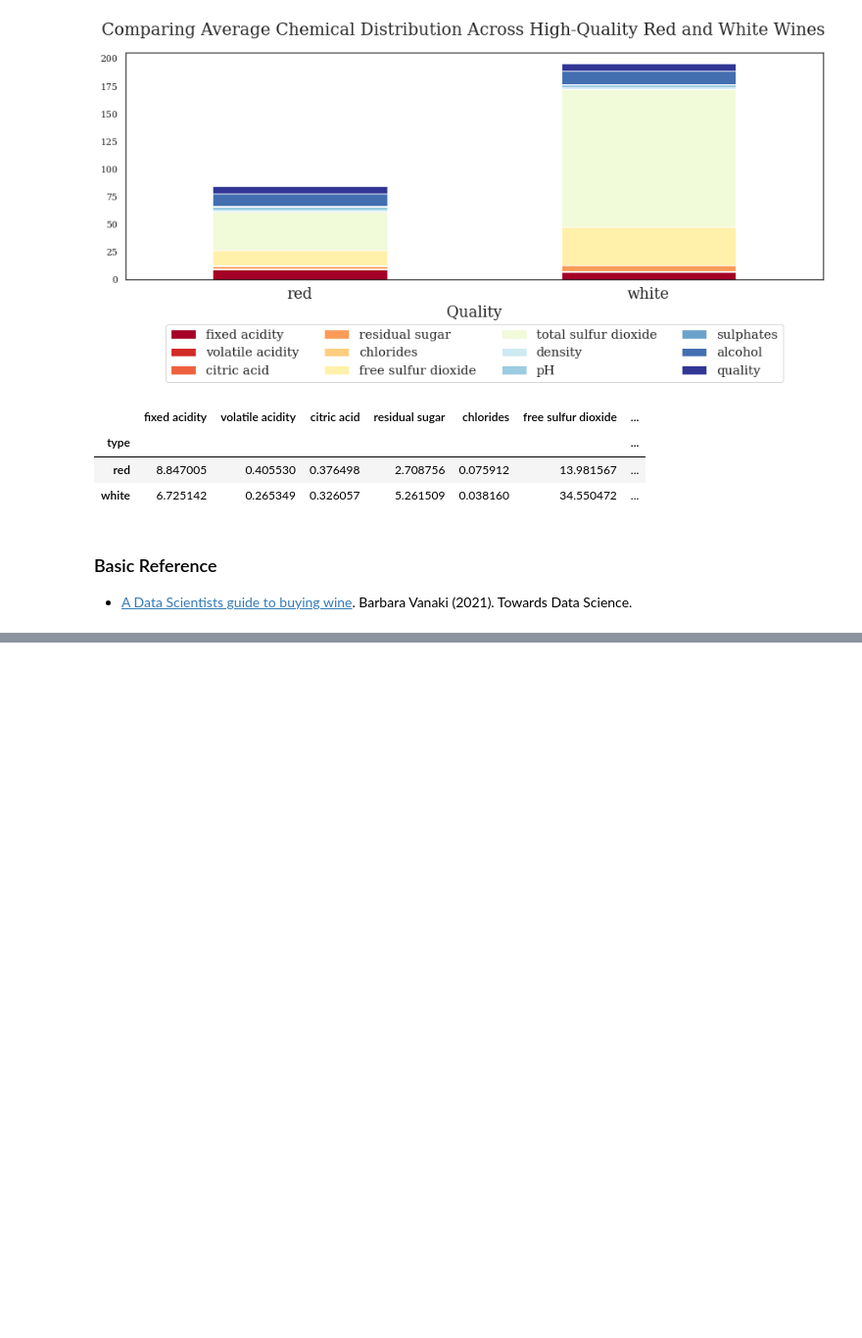
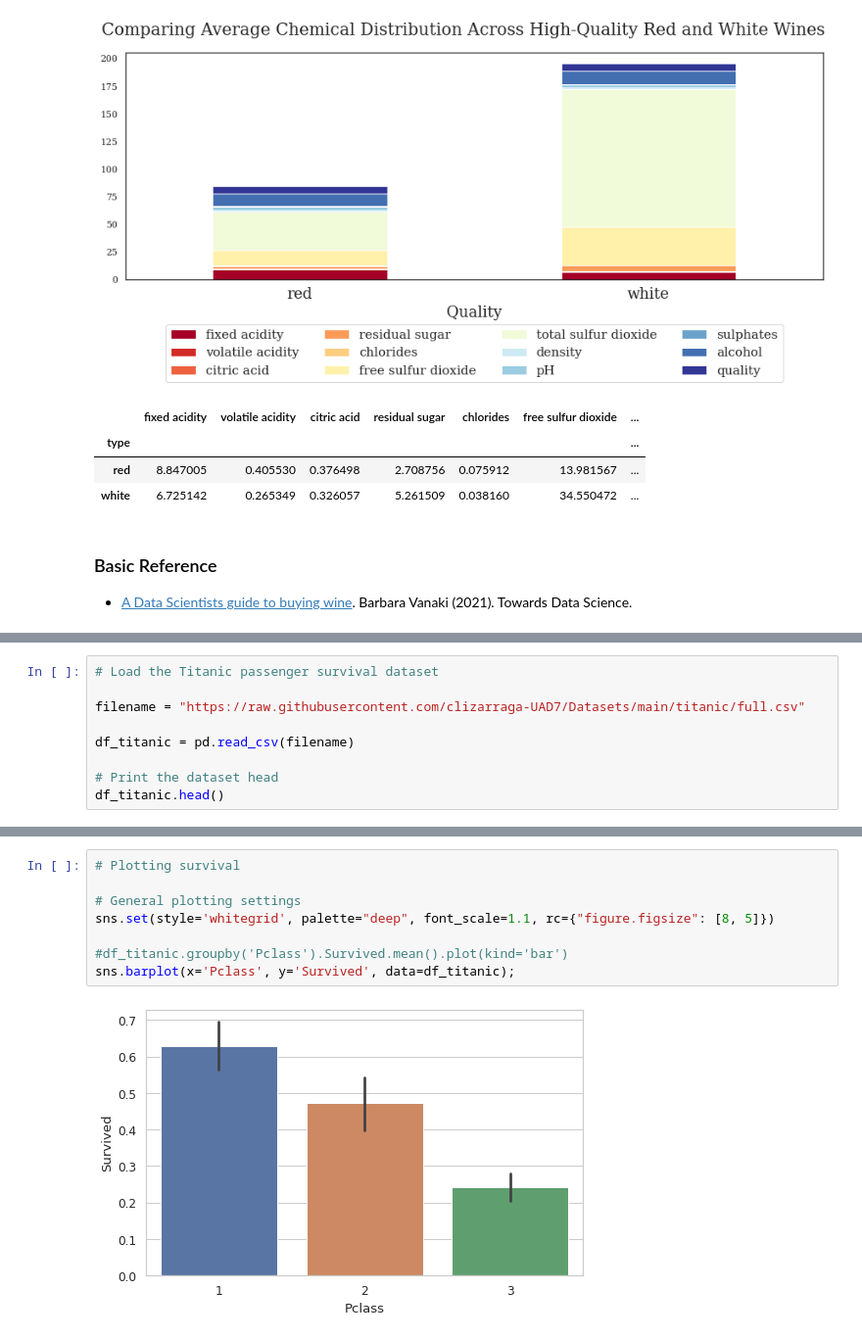
Before and after one commit to clizarraga-UAD7/Notebooks, a Jupyter notebook: ExploratoryDataAnalysisExample.ipynb, the cells around one changed output, grey strips where cells are left out. Shown at 98% size. Cells and saved outputs as stored; diff of their text form; blank space fills up the shorter version.

```diff
--- a/ExploratoryDataAnalysisExample.ipynb
+++ b/ExploratoryDataAnalysisExample.ipynb
@@ -519,0 +566,9 @@ wines_df[wines_df['quality'] >= 7].groupby("type").mean()
+# %%
+# Load the Titanic passenger survival dataset
+
+filename = "https://raw.githubusercontent.com/clizarraga-UAD7/Datasets/main/titanic/full.csv"
+
+df_titanic = pd.read_csv(filename)
+
+# Print the dataset head
+df_titanic.head()
@@ -519,0 +728,10 @@ wines_df[wines_df['quality'] >= 7].groupby("type").mean()
+# %%
+# Plotting survival
+
+# General plotting settings
+sns.set(style='whitegrid', palette="deep", font_scale=1.1, rc={"figure.figsize": [8, 5]})
+
+#df_titanic.groupby('Pclass').Survived.mean().plot(kind='bar')
+sns.barplot(x='Pclass', y='Survived', data=df_titanic);
+# %% [output]
+[figure, added]
```
Also changed, not shown: parts of 46 cells of this notebook.
